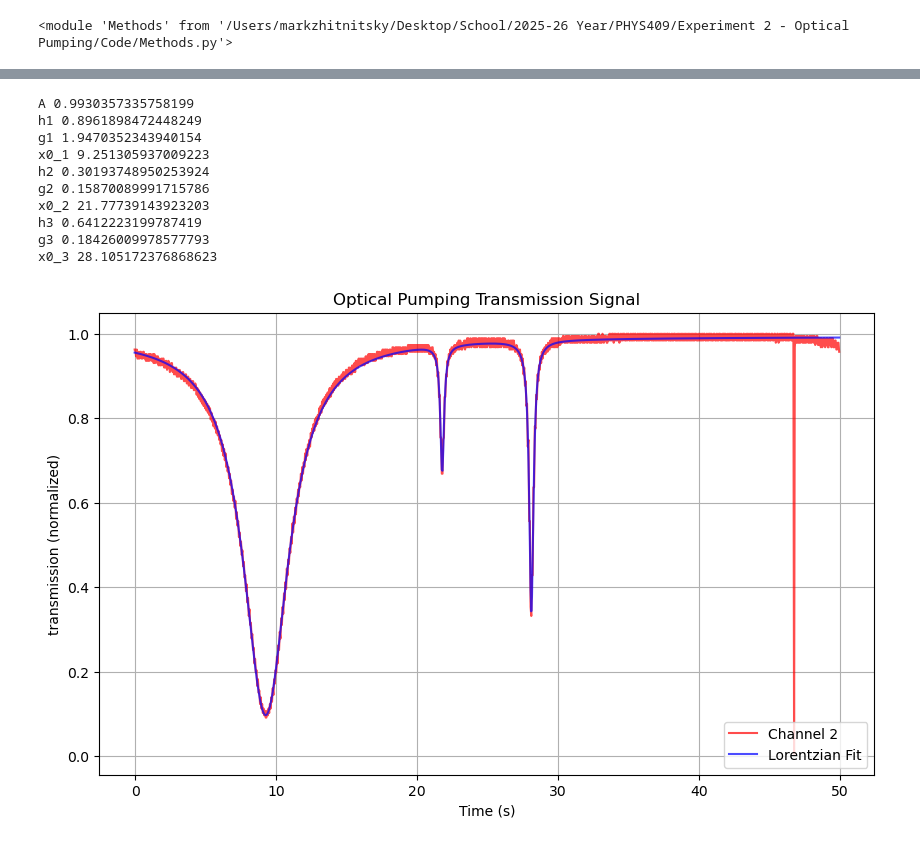
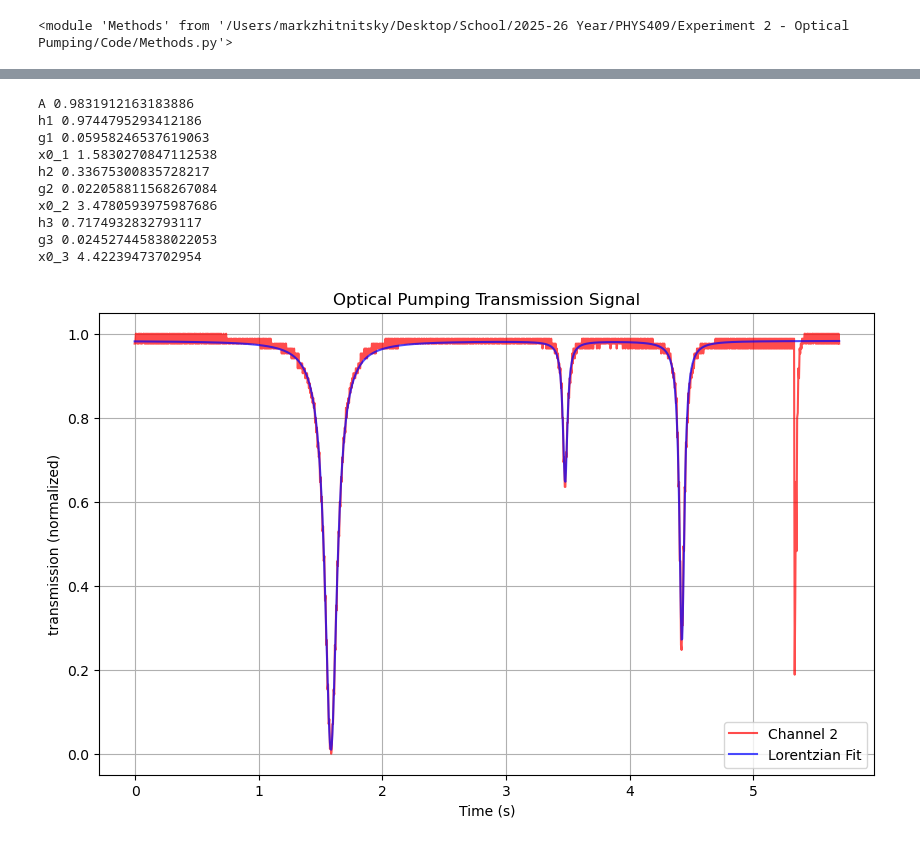
Before and after one commit to MarkZhit/PHYS409-Optical_Pumping, a Jupyter notebook: sample.ipynb, the cells around one changed output, grey strips where cells are left out. Drawn from its saved outputs; the diff is of its cells as text; code cells hidden in the pictures.

```diff
--- a/sample.ipynb
+++ b/sample.ipynb
@@ -27,8 +20,8 @@ importlib.reload(m)
 
 #     return A - (dip1 + dip2 + dip3)
 # %%
-
-time, y1, y2, y2_norm = m.read_transmission_csv('./data/Mar 6 measurement/50sec_measurement.csv')
+savename = "5s measurement Mar 4"
+time, y1, y2, y2_norm = m.read_transmission_csv('./data/Mar 4 measurement/firstMeasurement-Mar04.csv')
 
 
 # # Load the file, skipping the first two header rows
@@ -63,13 +56,13 @@ time, y1, y2, y2_norm = m.read_transmission_csv('./data/Mar 6 measurement/50sec_
 # y2_norm = y2 - min(y2)
 # y2_norm = y2_norm / max(y2_norm)
 # %%
-t0 = 10
+t0 = 0.3
 nCut = (t0 // (time[1] - time[0])).astype(int)
 
 time_cutFirst = time[nCut:] - t0
 y2_norm_cutFirst = y2_norm[nCut:]
 
-x0s = np.array([19,31.5,38]) - t0
+x0s = np.array([1.9,3.8,4.5]) - t0
 # x0_1 = 19
 # x0_2 = 31.5
 # x0_3 = 38
@@ -77,22 +70,22 @@ x0s = np.array([19,31.5,38]) - t0
 # print(nCut)
 
 
-m.plot_normalized_transmission(time_cutFirst, y2_norm_cutFirst, x0s,"50s measurement Mar 6")
+m.plot_normalized_transmission(time_cutFirst, y2_norm_cutFirst, x0s, savename)
 
-# plt.figure(figsize=(10, 6))
-# # Plot CH1 and CH2
-# # plt.plot(df['Sequence'], df['CH1'], label='Channel 1', color='blue', alpha=0.7)
-# plt.plot(time, y2_norm, label='Channel 2', color='red', alpha=0.7)
+plt.figure(figsize=(10, 6))
+# Plot CH1 and CH2
+plt.plot(time, y1, label='Channel 1', color='blue', alpha=0.7)
+plt.plot(time, y2_norm, label='Channel 2', color='red', alpha=0.7)
 # plt.scatter([x0_1,x0_2,x0_3], [0,0.6,0.4], label='Dip Estimates', color='blue')
-# # plt.plot(time,y2_norm, label='Channel 2 normalized', color='red', alpha=0.7)
-#
-# # Labels and formatting
-# plt.xlabel('Time [s]')
-# plt.ylabel('Transmission (normalized)')
-# plt.title('Optical Pumping Transmission Signal')
-# plt.legend()
-# plt.grid(True)
-# plt.savefig(savename, dpi=300)
-#
-# plt.show()
+# plt.plot(time,y2_norm, label='Channel 2 normalized', color='red', alpha=0.7)
+
+# Labels and formatting
+plt.xlabel('Time [s]')
+plt.ylabel('Transmission (normalized)')
+plt.title('Optical Pumping Transmission Signal')
+plt.legend()
+plt.grid(True)
+plt.savefig(savename, dpi=300)
+
+plt.show()
 # %% [output]
@@ -110,33 +104,33 @@ popt, pcov = curve_fit(m.multi_lorentz, time_cutFirst, y2_norm_cutFirst, p0=p0,b
 for val, name in zip(popt,variables):
     print(name, val)
 # %% [output]
-A 0.9930357335758199
-h1 0.8961898472448249
-g1 1.9470352343940154
-x0_1 9.251305937009223
-h2 0.30193748950253924
-g2 0.15870089991715786
-x0_2 21.77739143923203
-h3 0.6412223199787419
-g3 0.18426009978577793
-x0_3 28.105172376868623
+A 0.9831912163183886
+h1 0.9744795293412186
+g1 0.05958246537619063
+x0_1 1.5830270847112538
+h2 0.33675300835728217
+g2 0.022058811568267084
+x0_2 3.4780593975987686
+h3 0.7174932832793117
+g3 0.024527445838022053
+x0_3 4.42239473702954
 # %%
-m.plot_fitted_transmission(time_cutFirst, y2_norm_cutFirst, popt, "fit to 50s measurement Mar 6")
+m.plot_fitted_transmission(time_cutFirst, y2_norm_cutFirst, popt, "fit to " + savename)
 # plt.figure(figsize=(10, 6))
 #
 # # Plot CH1 and CH2
 # # plt.plot(df['Sequence'], df['CH1'], label='Channel 1', color='blue', alpha=0.7)
 # plt.plot(time_cutFirst, y2_norm_cutFirst, label='Channel 2', color='red', alpha=0.7)
 # plt.plot(time, m.multi_lorentz(time,*popt), label='Lorentzian Fit', color='blue', alpha=0.7)
 #
 # # Labels and formatting
 # plt.xlabel('Time (s)')
 # plt.ylabel('transmission (normalized)')
 # plt.title('Optical Pumping Transmission Signal')
 # plt.legend()
 # plt.grid(True)
 #
 # plt.show()
 # %% [output]
-[figure, old version]
+[figure, new version]
 # %%
```
Also changed, not shown: parts of 3 cells of this notebook, 6 other files.
